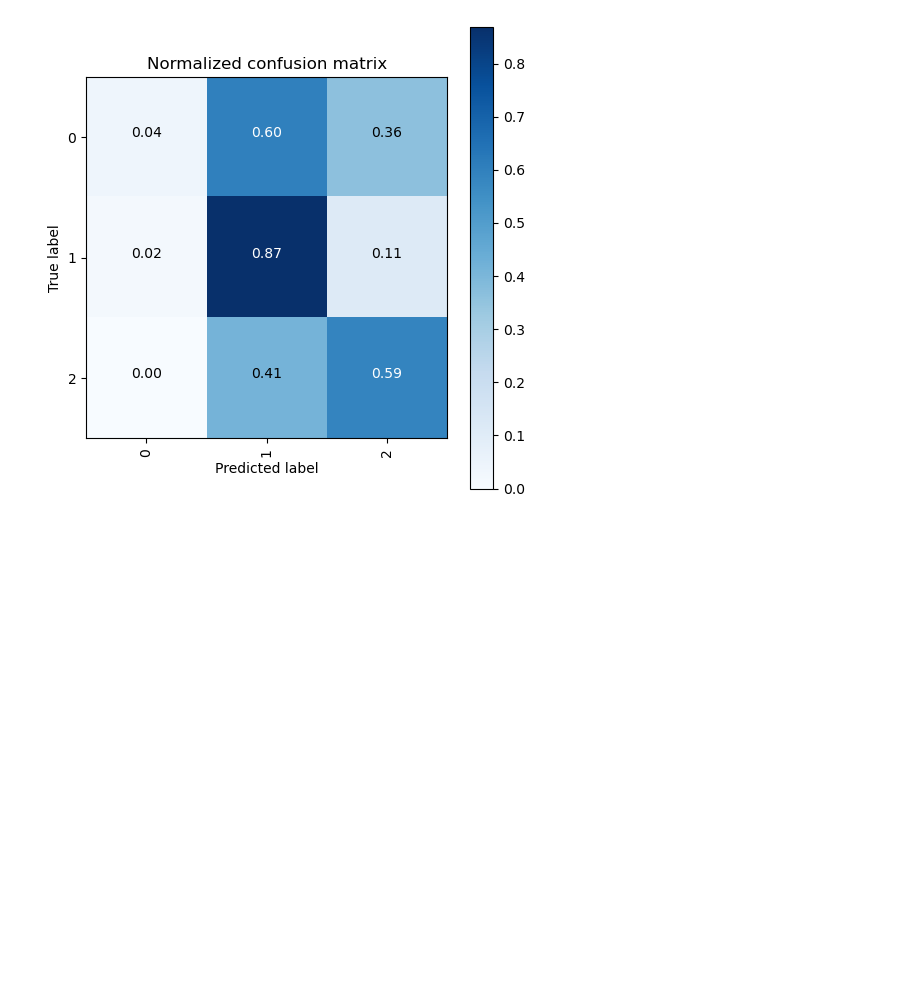
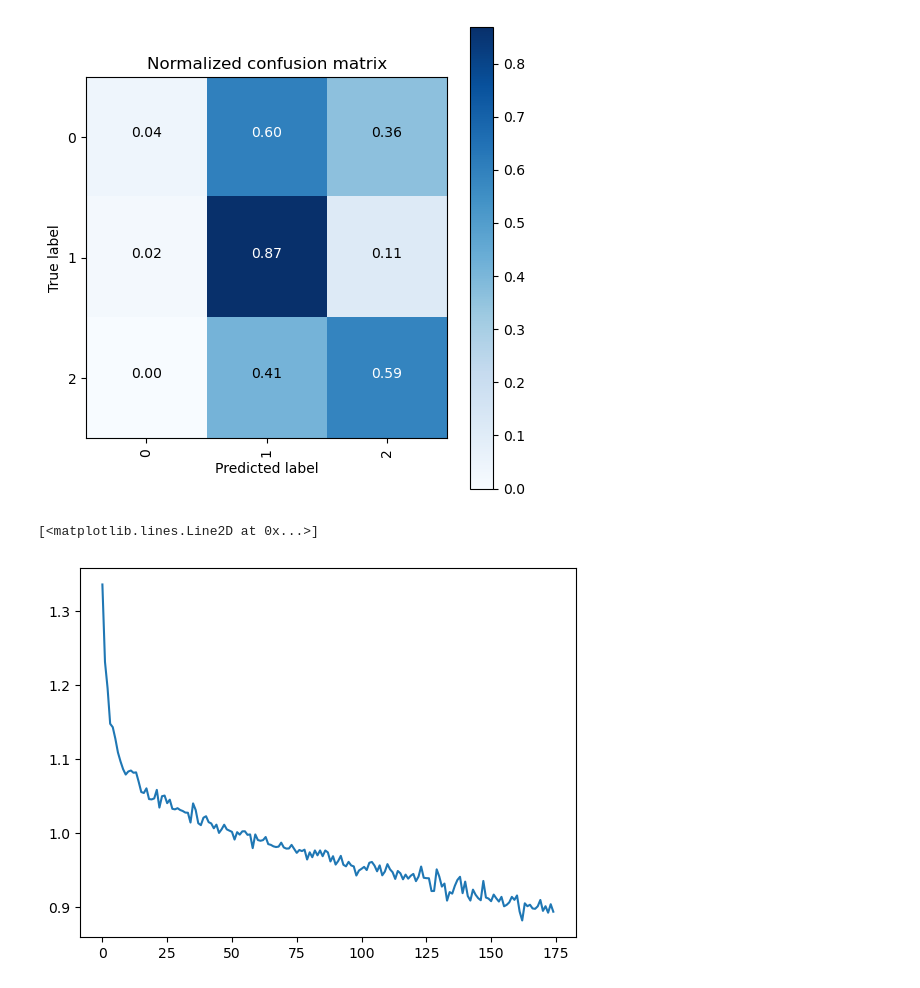
Before and after one commit to gustfernandez/iPre-resultados-deportivos, a Jupyter notebook: TabNet_Premier.ipynb, the cells around one changed output. Cells and saved outputs as stored; diff of their text form; code cells hidden in the pictures; blank space fills up the shorter version.

```diff
--- a/TabNet_Premier.ipynb
+++ b/TabNet_Premier.ipynb
@@ -552,3 +558,8 @@ plt.show()
 # %% [output]
 Normalized confusion matrix
 [figure]
+# %%
+plt.plot(clf.history['loss'])
+# %% [output]
+[<matplotlib.lines.Line2D at 0x...>]
+[figure, added]
```
Also changed, not shown: parts of 6 cells of this notebook, 3 other files.
